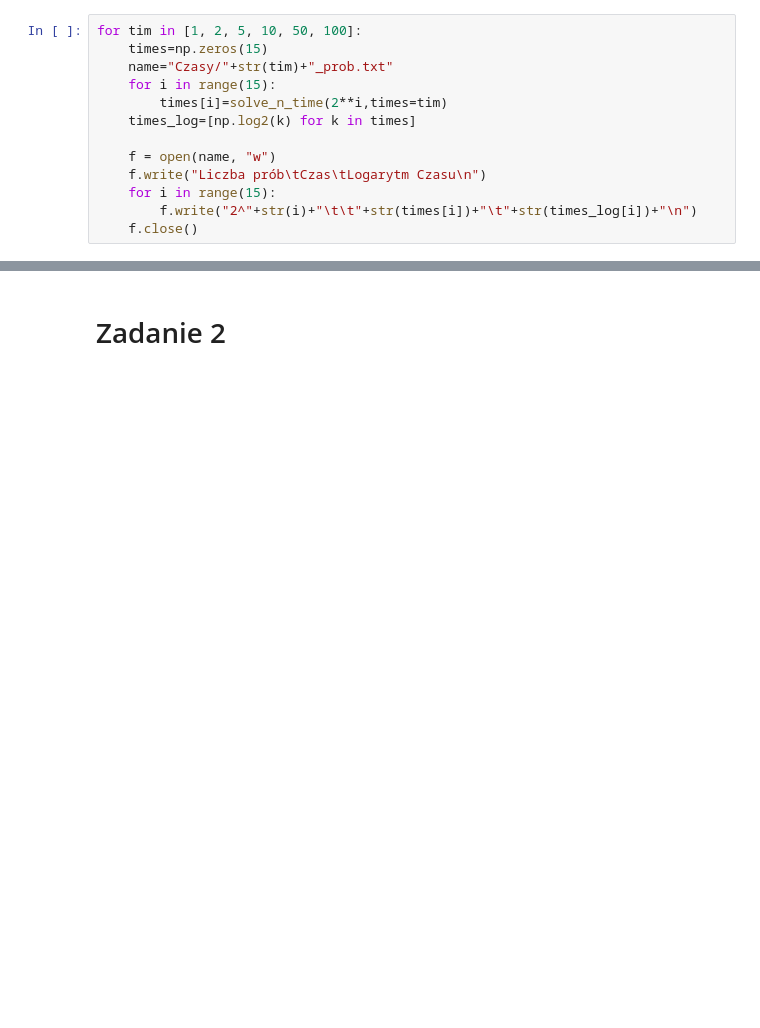
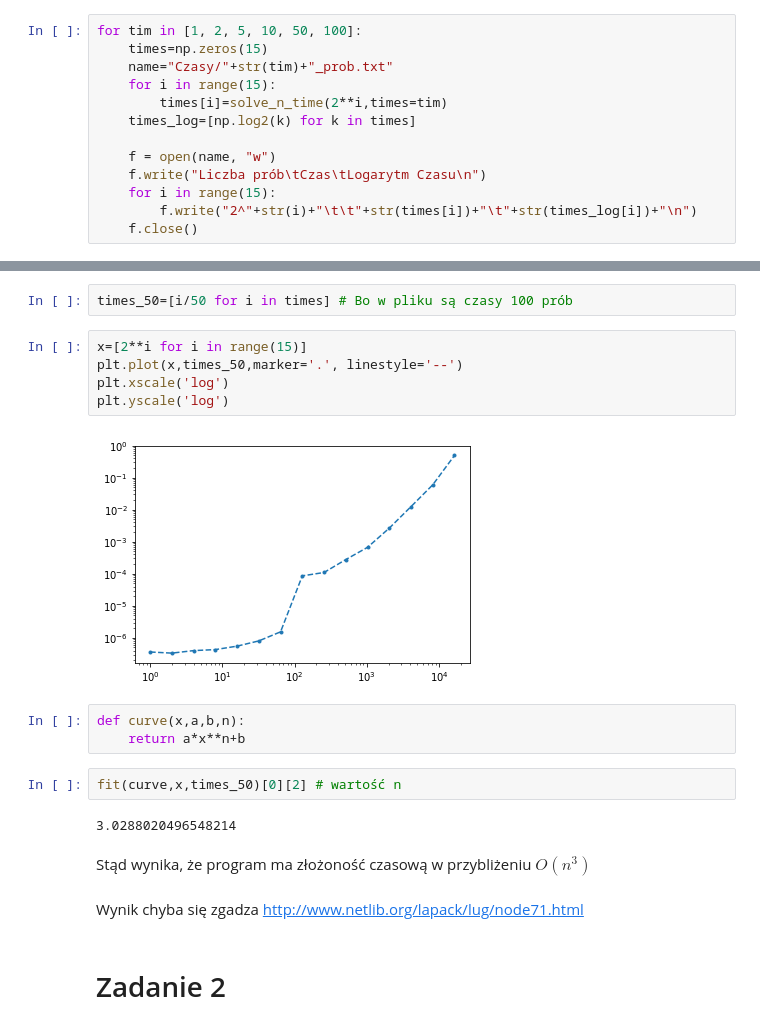
Before and after one commit to KacperBudnik/AiSD, a Jupyter notebook: List 5/Untitled.ipynb, the cells around one changed output, grey strips where cells are left out. Saved outputs shown, nothing was run; the diff lists cells and outputs as text; blank space fills up the shorter version.

```diff
--- a/List 5/Untitled.ipynb
+++ b/List 5/Untitled.ipynb
@@ -69,3 +114,24 @@ T
+# %%
+times_50=[i/50 for i in times] # Bo w pliku są czasy 100 prób
+# %%
+x=[2**i for i in range(15)]
+plt.plot(x,times_50,marker='.', linestyle='--')
+plt.xscale('log')
+plt.yscale('log')
+# %% [output]
+[figure, added]
+# %%
+def curve(x,a,b,n):
+    return a*x**n+b
+# %%
+fit(curve,x,times_50)[0][2] # wartość n
+# %% [output]
+3.0288020496548214
+# %% [markdown]
+Stąd wynika, że program ma złożoność czasową w przybliżeniu $O(n^3)$
+# %% [markdown]
+Wynik chyba się zgadza
+http://www.netlib.org/lapack/lug/node71.html
 # %% [markdown]
 # Zadanie 2
 # %% [markdown]
```
Also changed, not shown: parts of 27 cells of this notebook, 2 other files.
